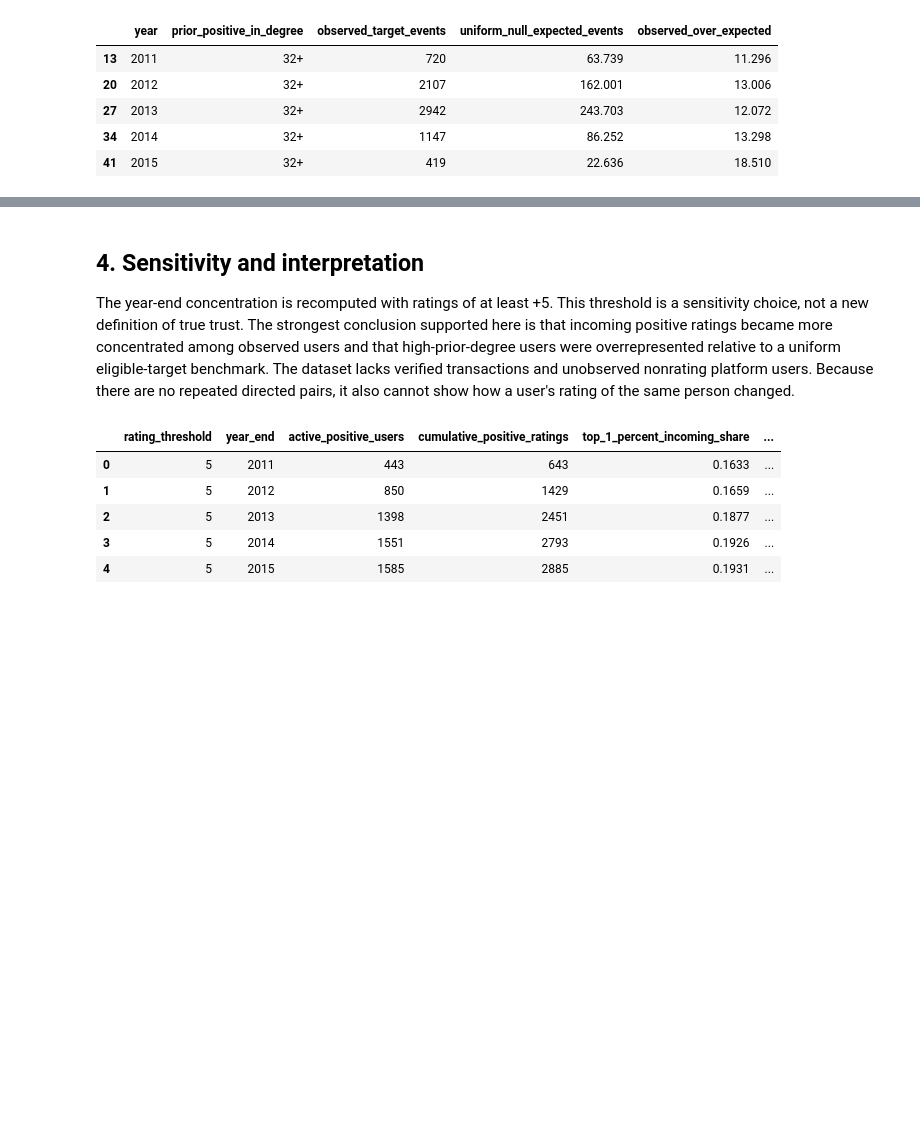
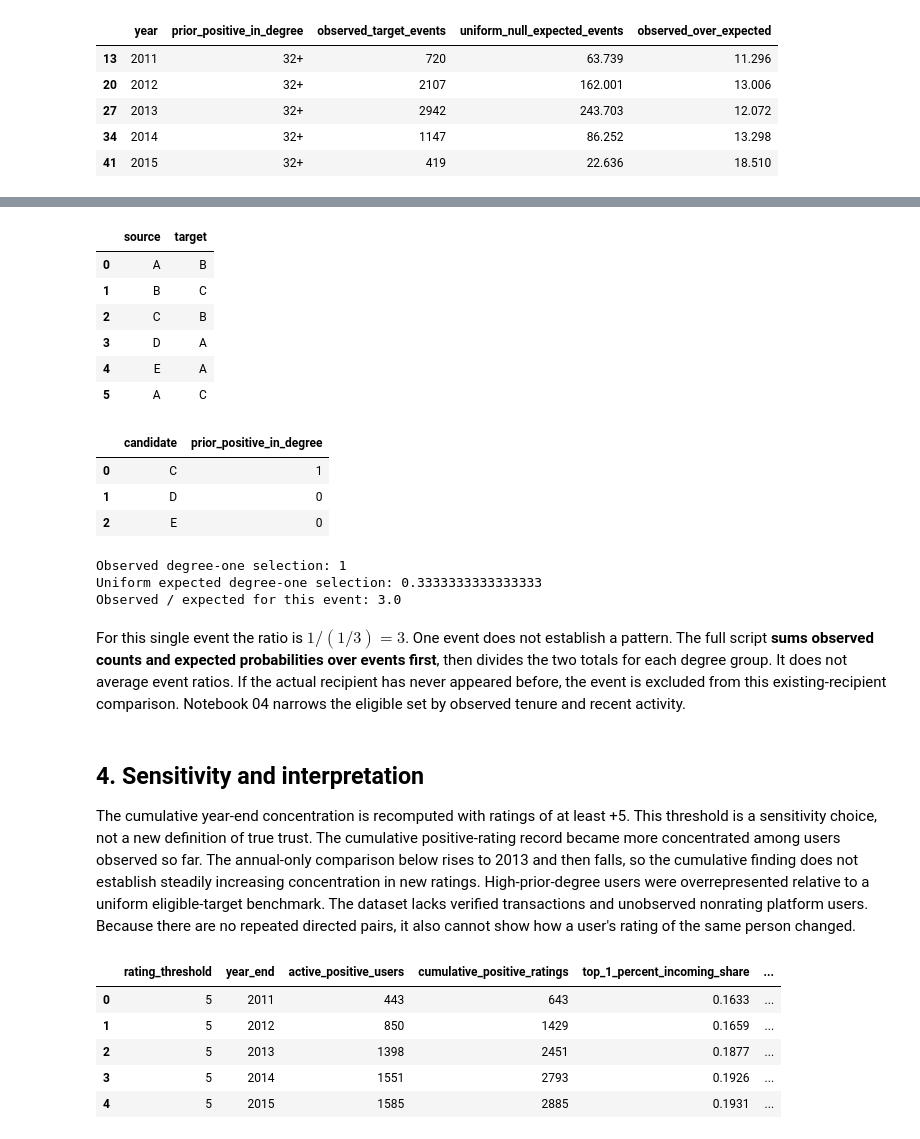
Before and after one commit to O-2wice/bitcoin-otc-trust-network-science, a Jupyter notebook: notebooks/03_temporal_rating_accumulation.ipynb, the cells around one changed output, grey strips where cells are left out. Cells and saved outputs as stored; diff of their text form; code cells hidden in the pictures; blank space fills up the shorter version.

```diff
--- a/notebooks/03_temporal_rating_accumulation.ipynb
+++ b/notebooks/03_temporal_rating_accumulation.ipynb
@@ -75,7 +106,49 @@ display(by_year[by_year.prior_positive_in_degree == '32+'].query('2011 <= year <
+# %%
+example_events = pd.DataFrame([
+    ('A', 'B'), ('B', 'C'), ('C', 'B'),
+    ('D', 'A'), ('E', 'A'), ('A', 'C'),
+], columns=['source', 'target'])
+history = example_events.iloc[:-1]  # use only events BEFORE the last rating
+source, target = example_events.iloc[-1]
+seen = set(history.source) | set(history.target)
+already_rated = set(history.loc[history.source == source, 'target'])
+eligible = sorted(seen - {source} - already_rated)
+prior_incoming = history.groupby('target').size()
+candidate_table = pd.DataFrame({
+    'candidate': eligible,
+    'prior_positive_in_degree': [int(prior_incoming.get(user, 0)) for user in eligible],
+})
+display(example_events)
+display(candidate_table)
+
+observed_degree_one = int(prior_incoming.get(target, 0) == 1)
+expected_degree_one = (candidate_table.prior_positive_in_degree == 1).mean()
+print('Observed degree-one selection:', observed_degree_one)
+print('Uniform expected degree-one selection:', expected_degree_one)
+print('Observed / expected for this event:', observed_degree_one / expected_degree_one)
+assert target in eligible
+assert np.isclose(expected_degree_one, 1 / 3)
+# %% [output]
+|  | source | target |
+| 0 | A | B |
+| 1 | B | C |
+| 2 | C | B |
+| 3 | D | A |
+| 4 | E | A |
+| 5 | A | C |
+|  | candidate | prior_positive_in_degree |
+| 0 | C | 1 |
+| 1 | D | 0 |
+| 2 | E | 0 |
+Observed degree-one selection: 1
+Uniform expected degree-one selection: 0.3333333333333333
+Observed / expected for this event: 3.0
+# %% [markdown]
+For this single event the ratio is $1/(1/3)=3$. One event does not establish a pattern. The full script **sums observed counts and expected probabilities over events first**, then divides the two totals for each degree group. It does not average event ratios. If the actual recipient has never appeared before, the event is excluded from this existing-recipient comparison. Notebook 04 narrows the eligible set by observed tenure and recent activity.
 # %% [markdown]
 ## 4. Sensitivity and interpretation
 
-The year-end concentration is recomputed with ratings of at least +5. This threshold is a sensitivity choice, not a new definition of true trust. The strongest conclusion supported here is that incoming positive ratings became more concentrated among observed users and that high-prior-degree users were overrepresented relative to a uniform eligible-target benchmark. The dataset lacks verified transactions and unobserved nonrating platform users. Because there are no repeated directed pairs, it also cannot show how a user's rating of the same person changed.
+The cumulative year-end concentration is recomputed with ratings of at least +5. This threshold is a sensitivity choice, not a new definition of true trust. The cumulative positive-rating record became more concentrated among users observed so far. The annual-only comparison below rises to 2013 and then falls, so the cumulative finding does not establish steadily increasing concentration in new ratings. High-prior-degree users were overrepresented relative to a uniform eligible-target benchmark. The dataset lacks verified transactions and unobserved nonrating platform users. Because there are no repeated directed pairs, it also cannot show how a user's rating of the same person changed.
 # %%
 display(strong.round(4))
 print('Top 1% incoming share, 2011 to 2015:')
```
Also changed, not shown: parts of 11 cells of this notebook, 38 other files.
